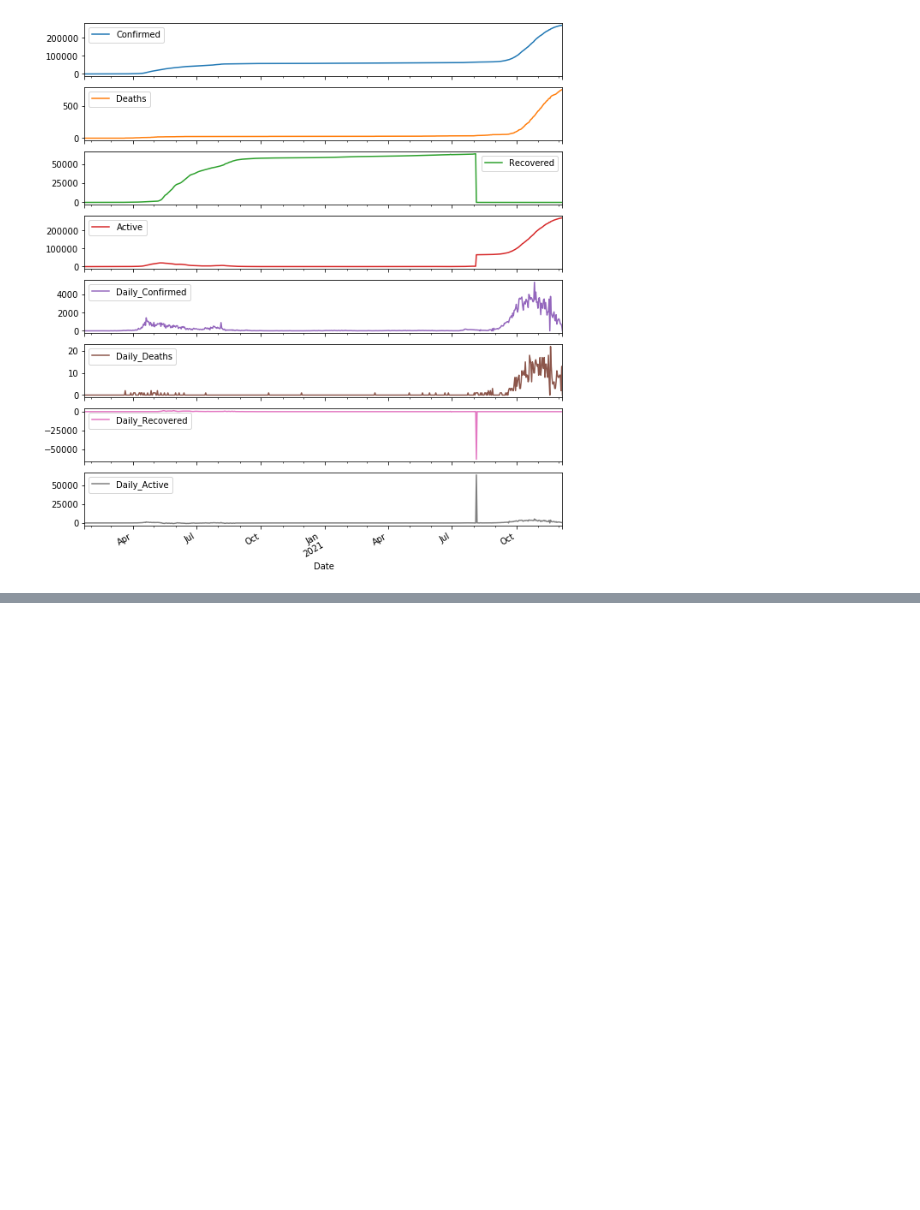
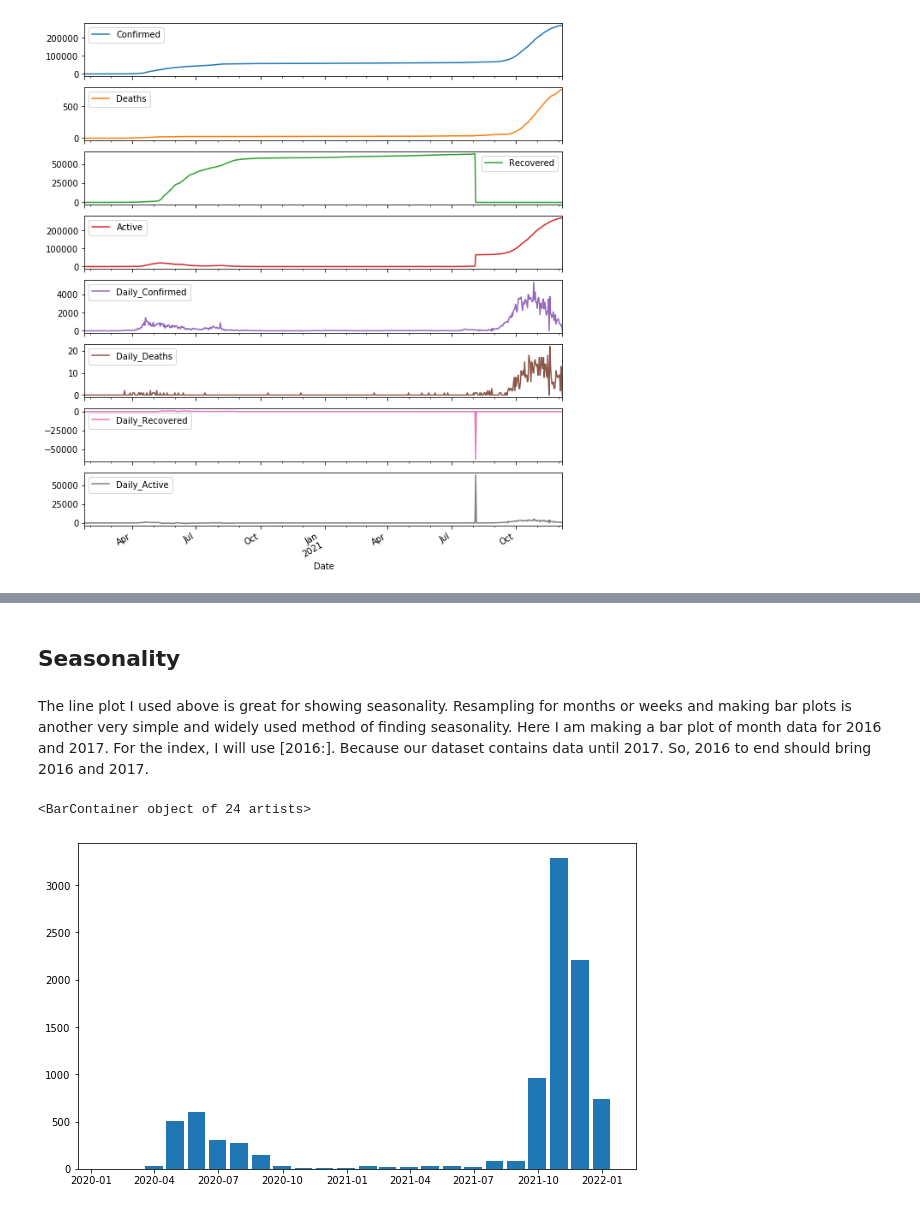
Before and after one commit to thatguylor/dataeng_test02, a Jupyter notebook: Section_4_Charts_And_API/Section_4_notebook.ipynb, the cells around one changed output, grey strips where cells are left out. Drawn from its saved outputs; the diff is of its cells as text; code cells hidden in the pictures; blank space fills up the shorter version.

Commit message:
almost done w section 4 plots

```diff
--- a/Section_4_Charts_And_API/Section_4_notebook.ipynb
+++ b/Section_4_Charts_And_API/Section_4_notebook.ipynb
@@ -115,8 +116,4 @@ singapore
 684 rows × 10 columns
-# %%
-""" singapore.dropna(axis=0,inplace=True)
-singapore = singapore.astype({"Daily_Confirmed": int, "Daily_Active": int,"Daily_Recovered":int,"Daily_Deaths":int})
-singapore """
 # %%
 singapore['Confirmed'].plot()
 # %% [output]
@@ -149,0 +197,11 @@ singapore[singapore.Daily_Recovered< 0]
+# %% [markdown]
+## Seasonality
+# %% [markdown]
+The line plot I used above is great for showing seasonality. Resampling for months or weeks and making bar plots is another very simple and widely used method of finding seasonality. Here I am making a bar plot of month data for 2016 and 2017. For the index, I will use [2016:]. Because our dataset contains data until 2017. So, 2016 to end should bring 2016 and 2017.
+# %%
+singapore_month = singapore.resample("M").mean()
+fig, ax = plt.subplots(figsize=(10, 6))
+ax.bar(singapore_month['2020':].index, singapore_month.loc['2020':, "Daily_Confirmed"], width=25, align='center')
+# %% [output]
+<BarContainer object of 24 artists>
+[figure, added]
```
Also changed, not shown: parts of 16 cells of this notebook.
